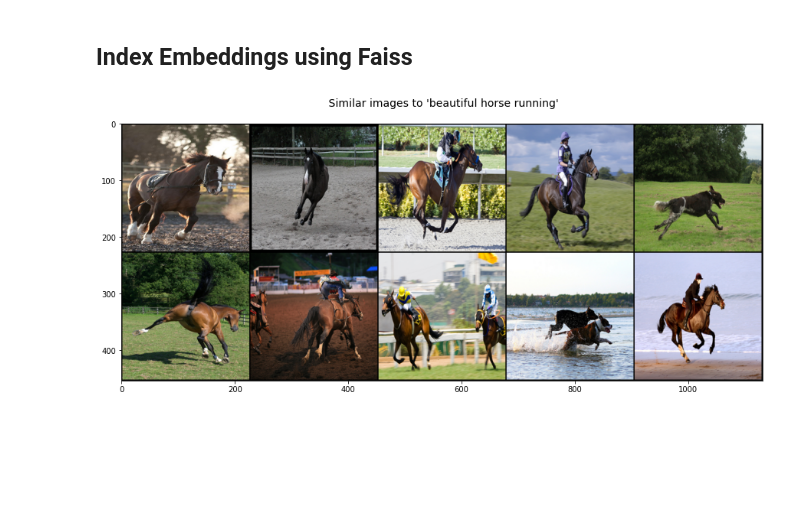
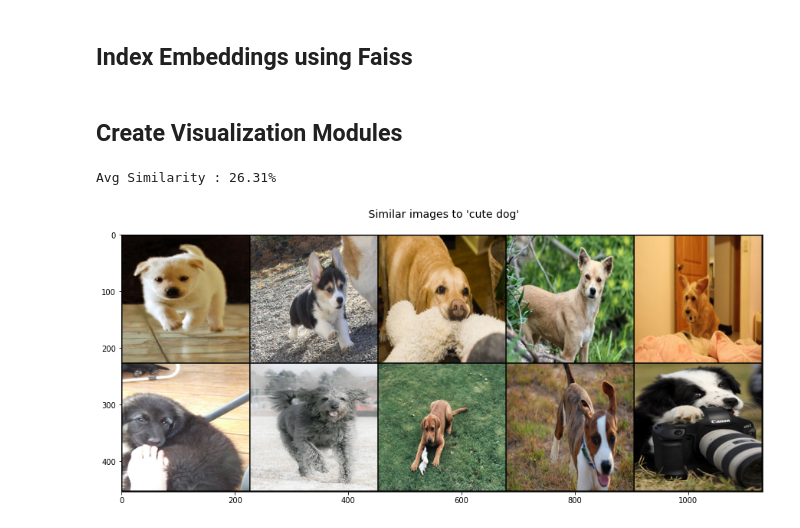
Before and after one commit to statscol/clip-fine-tuning, a Jupyter notebook: inference.ipynb, the cells around one changed output. Saved outputs shown, nothing was run; the diff lists cells and outputs as text; code cells hidden in the pictures; blank space fills up the shorter version.

```diff
--- a/inference.ipynb
+++ b/inference.ipynb
@@ -74,3 +72,5 @@ faiss_index.add_with_ids(emb,np.arange(len(images)))
+# %% [markdown]
+## Create Visualization Modules
 # %%
 def search_images(text,k=10):
     text_emb=model.encode_text(clip.tokenize(text,truncate=True).to(DEVICE)).detach().cpu().numpy()
@@ -96,6 +96,11 @@ def get_images(text,top_k=10):
     img = ToPILImage()(grid)
     f,ax=plt.subplots(figsize=(15,12))
     ax.imshow(img)
+    print(f"Avg Similarity : {np.mean(sim):.2%}")
     plt.title(f" Similar images to '{text}'\n",size=14)
-# %% [output]
-[figure, removed]
+# %%
+input_str="cute dog"
+get_images(input_str)
+# %% [output]
+Avg Similarity : 26.31%
+[figure, added]
```
Also changed, not shown: parts of 1 cell of this notebook.
